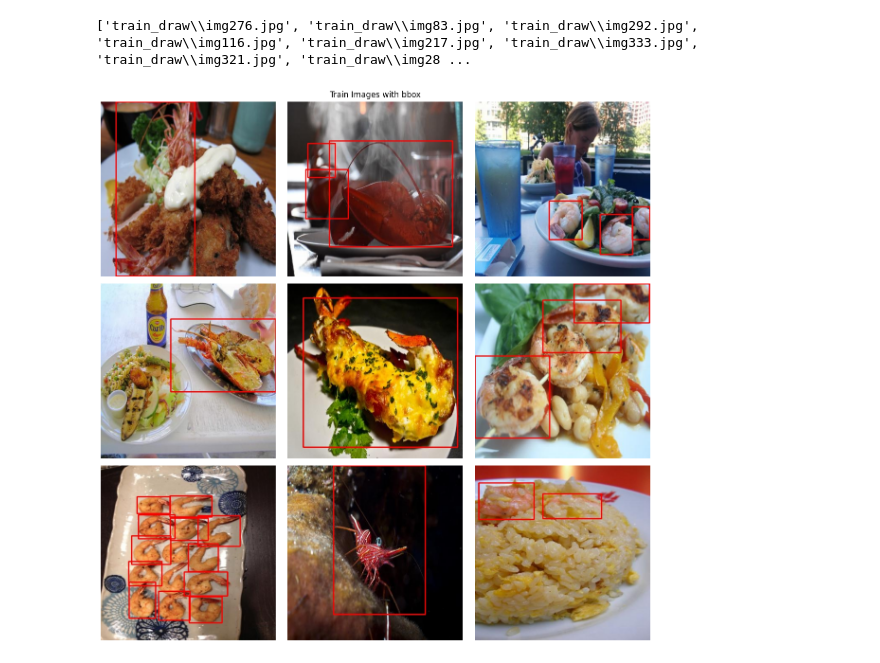
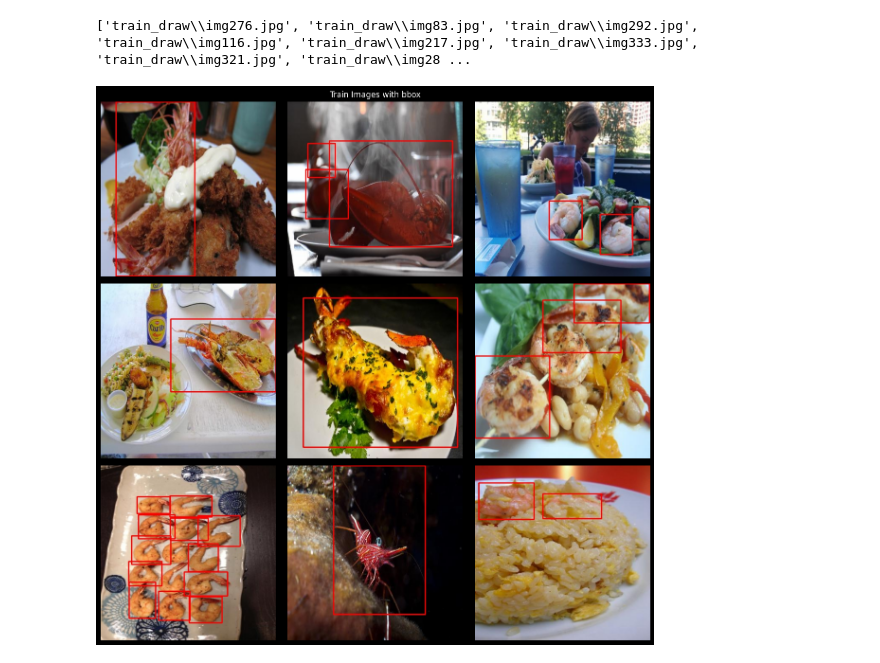
Before and after one commit to gan0606/shellfish_v2, a Jupyter notebook: 03_drawing.ipynb, the cells around one changed output. Cells and saved outputs as stored; diff of their text form; code cells hidden in the pictures.

```diff
--- a/03_drawing.ipynb
+++ b/03_drawing.ipynb
@@ -33,6 +21,6 @@ os.makedirs("./train_draw", exist_ok=True)
 # %%
 # 描画した画像の保存先を変数に格納
-dir = "./train_draw/"
+dir = "train_draw/"
 # %%
 # 全ての訓練画像にbboxを描画
 for image_path, label_path in list(zip(image_paths, label_paths)):
@@ -79,23 +67,25 @@ print(image_list)
 # %% [output]
 ['train_draw\\img276.jpg', 'train_draw\\img83.jpg', 'train_draw\\img292.jpg', 'train_draw\\img116.jpg', 'train_draw\\img217.jpg', 'train_draw\\img333.jpg', 'train_draw\\img321.jpg', 'train_draw\\img28 ...
 # %%
+plt.style.use("dark_background")
 # 3x3のサブプロットを作成
 fig, axes = plt.subplots(3, 3, figsize=(12, 12))
 
 # 各画像を読み込んで描画
 for i, image_path in enumerate(image_list):
     row = i // 3  # 行番号を取得
     col = i % 3  # 列番号を取得
     image = plt.imread(image_path)
     axes[row, col].imshow(image)
 
 # タイトルと軸ラベルを設定
 fig.suptitle("Train Images with bbox")
 for ax in axes.flat:
     ax.axis('off')  # 軸ラベルと目盛線を非表示
 
 # グラフを表示
 plt.tight_layout()  # サブプロット間の余白を調整
-plt.show()
+# plt.show()
+plt.savefig("train_imgs_with_bbox.jpg")
 # %% [output]
-[figure, old version]
+[figure, new version]
```
Also changed, not shown: parts of 2 cells of this notebook, 4 other files.
